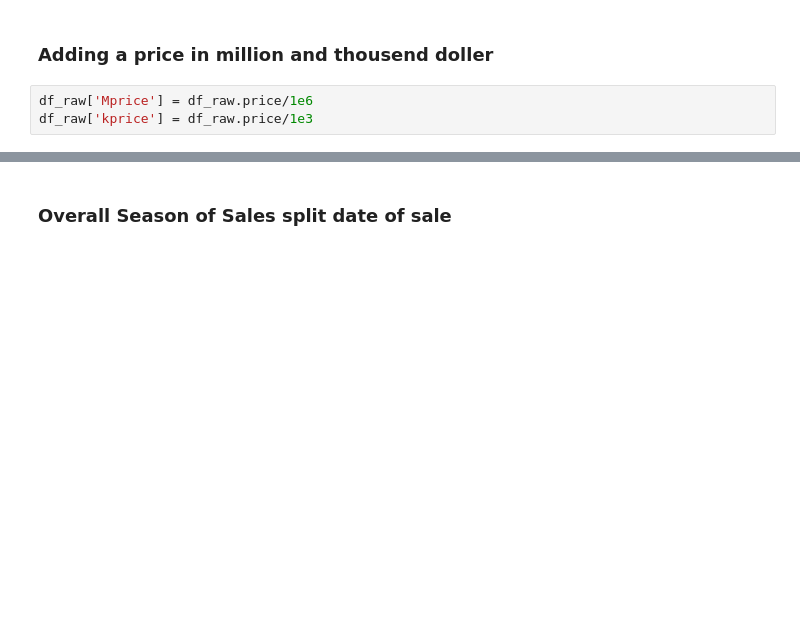
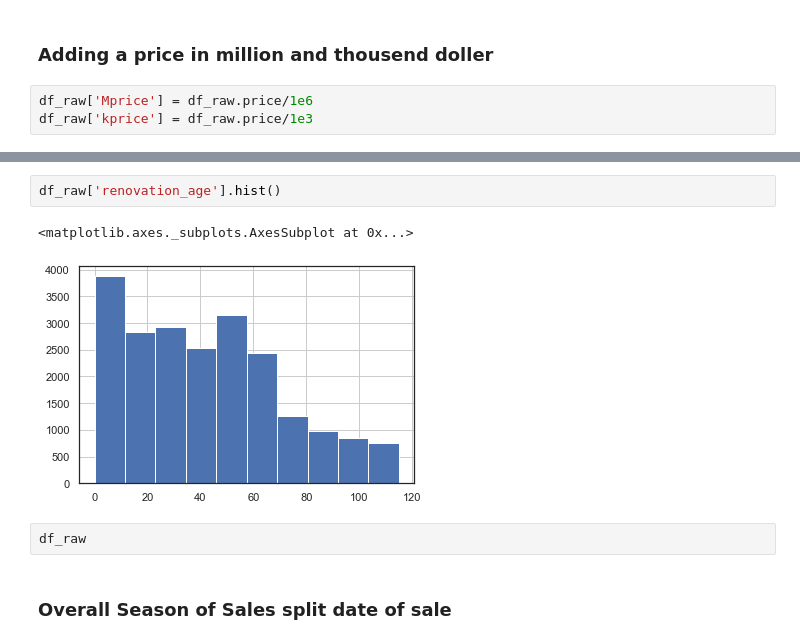
Before and after one commit to ArneSch/NF_EDAPrj_House_Price, a Jupyter notebook: King_Counte_House_Price_Urban_Farming.ipynb, the cells around one changed output, grey strips where cells are left out. Cells and saved outputs as stored; diff of their text form; blank space fills up the shorter version.

```diff
--- a/King_Counte_House_Price_Urban_Farming.ipynb
+++ b/King_Counte_House_Price_Urban_Farming.ipynb
@@ -116,3 +160,10 @@ df_raw['kprice'] = df_raw.price/1e3
+# %%
+df_raw['renovation_age'].hist()
+# %% [output]
+<matplotlib.axes._subplots.AxesSubplot at 0x...>
+[figure, added]
+# %%
+df_raw
 # %% [markdown]
 ### Overall Season of Sales split date of sale
 # %%
```
Also changed, not shown: parts of 37 cells of this notebook, 23 other files.
